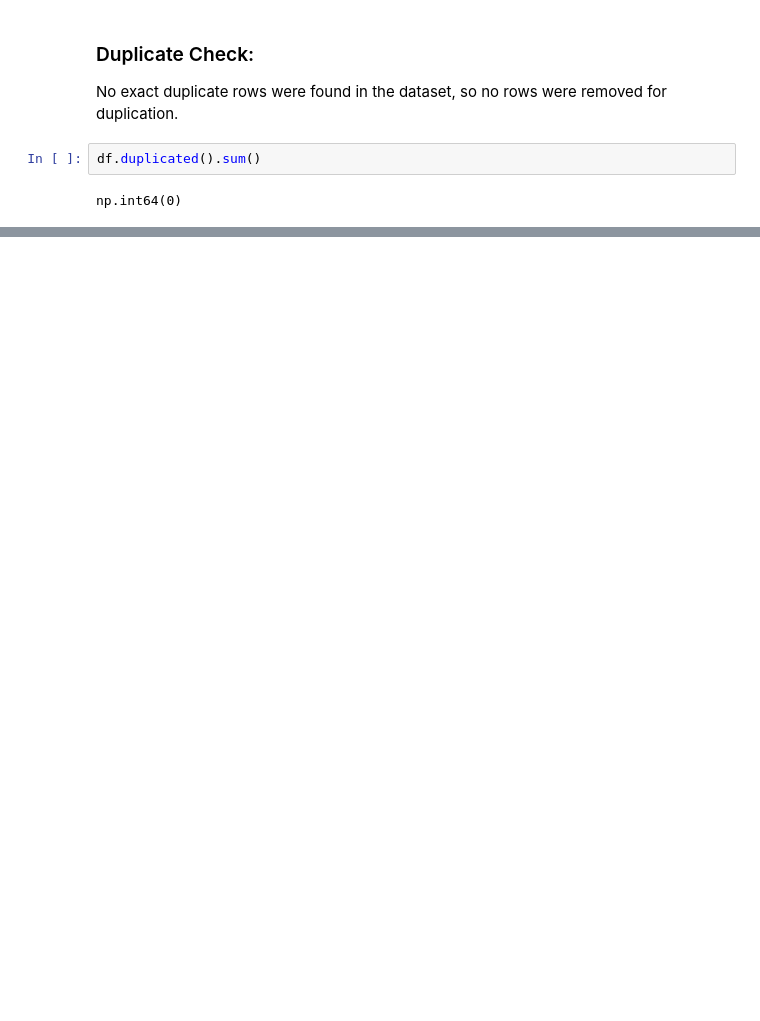
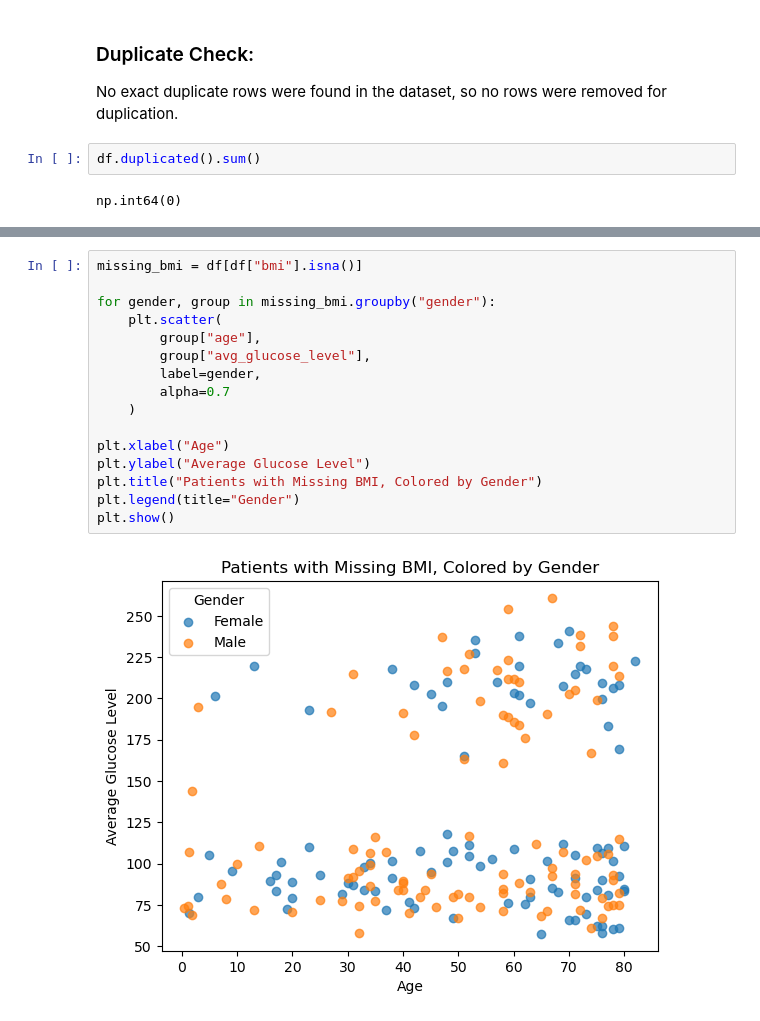
Before and after one commit to Paulelo/Capstone_project, a Jupyter notebook: group_28_capstone.ipynb, the cells around one changed output, grey strips where cells are left out. Saved outputs shown, nothing was run; the diff lists cells and outputs as text; blank space fills up the shorter version.

```diff
--- a/group_28_capstone.ipynb
+++ b/group_28_capstone.ipynb
@@ -364,0 +415,18 @@ np.int64(0)
+# %%
+missing_bmi = df[df["bmi"].isna()]
+
+for gender, group in missing_bmi.groupby("gender"):
+    plt.scatter(
+        group["age"],
+        group["avg_glucose_level"],
+        label=gender,
+        alpha=0.7
+    )
+
+plt.xlabel("Age")
+plt.ylabel("Average Glucose Level")
+plt.title("Patients with Missing BMI, Colored by Gender")
+plt.legend(title="Gender")
+plt.show()
+# %% [output]
+[figure, added]
```
Also changed, not shown: parts of 20 cells of this notebook.
